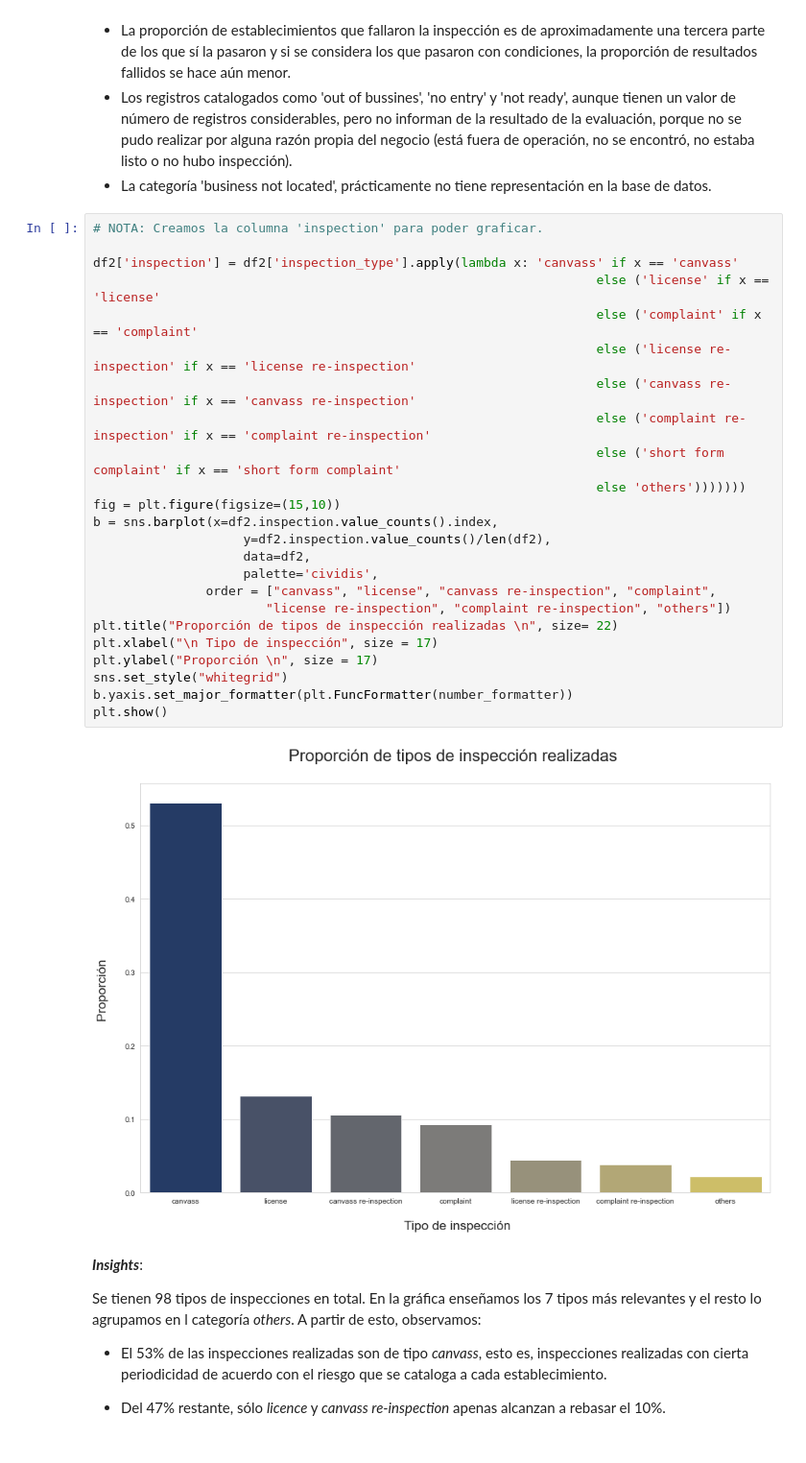
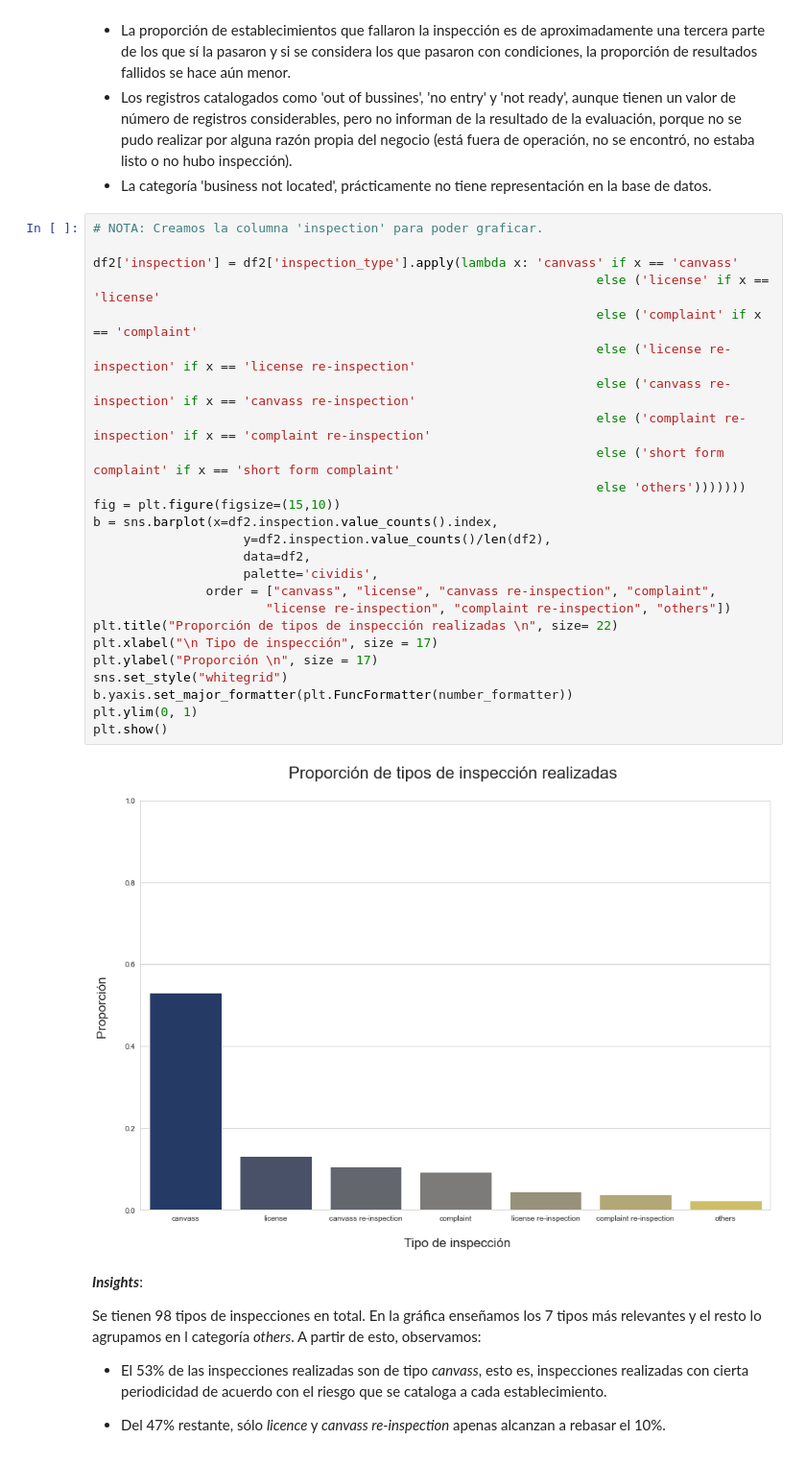
Before and after one commit to jlrzarcor/ITAM-dpa2021, a Jupyter notebook: notebooks/eda/EDA_GEDA_Checkpoint1.ipynb, the cells around one changed output. Shown at 96% size. Saved outputs shown, nothing was run; the diff lists cells and outputs as text.

```diff
--- a/notebooks/eda/EDA_GEDA_Checkpoint1.ipynb
+++ b/notebooks/eda/EDA_GEDA_Checkpoint1.ipynb
@@ -1197,29 +1198,30 @@ El resultado de las inspecciones es la variable más relevante de nuestra base d
 # %%
 # NOTA: Creamos la columna 'inspection' para poder graficar.
 
 df2['inspection'] = df2['inspection_type'].apply(lambda x: 'canvass' if x == 'canvass'
                                                                    else ('license' if x == 'license'
                                                                    else ('complaint' if x == 'complaint'
                                                                    else ('license re-inspection' if x == 'license re-inspection'
                                                                    else ('canvass re-inspection' if x == 'canvass re-inspection'
                                                                    else ('complaint re-inspection' if x == 'complaint re-inspection'
                                                                    else ('short form complaint' if x == 'short form complaint'
                                                                    else 'others')))))))
 fig = plt.figure(figsize=(15,10))
 b = sns.barplot(x=df2.inspection.value_counts().index,
                     y=df2.inspection.value_counts()/len(df2),
                     data=df2,
                     palette='cividis',
                order = ["canvass", "license", "canvass re-inspection", "complaint",
                        "license re-inspection", "complaint re-inspection", "others"])
 plt.title("Proporción de tipos de inspección realizadas \n", size= 22)
 plt.xlabel("\n Tipo de inspección", size = 17)
 plt.ylabel("Proporción \n", size = 17)
 sns.set_style("whitegrid")
 b.yaxis.set_major_formatter(plt.FuncFormatter(number_formatter))
+plt.ylim(0, 1)
 plt.show()
 # %% [output]
-[figure, old version]
+[figure, new version]
 # %% [markdown]
 ***Insights***:
 
```
Also changed, not shown: parts of 2 cells of this notebook.
